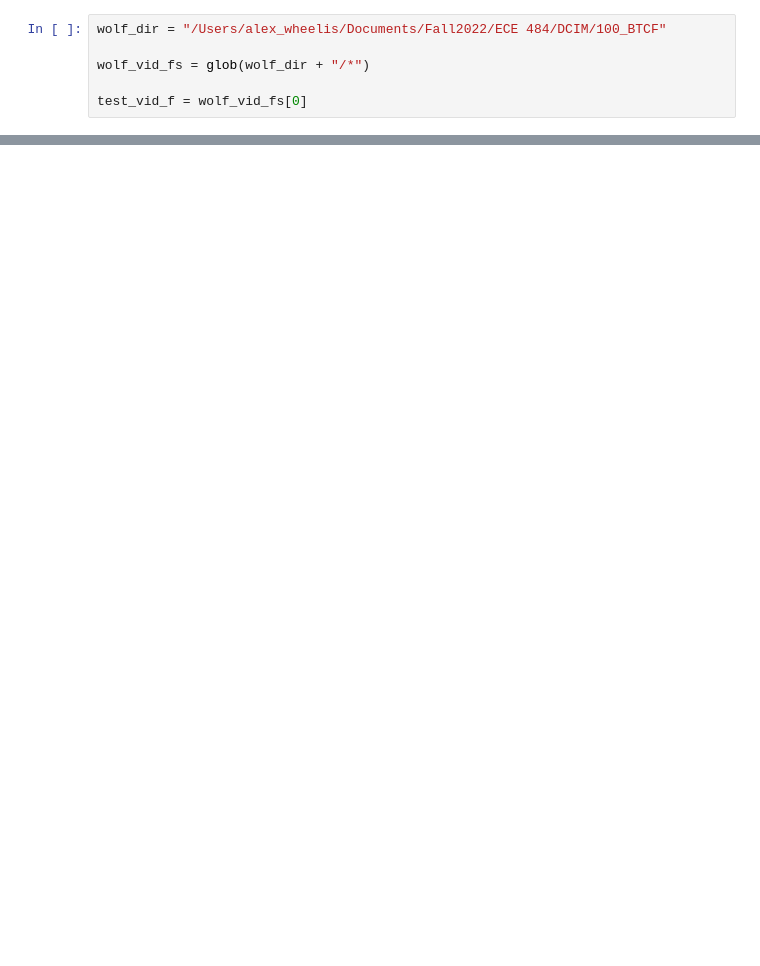
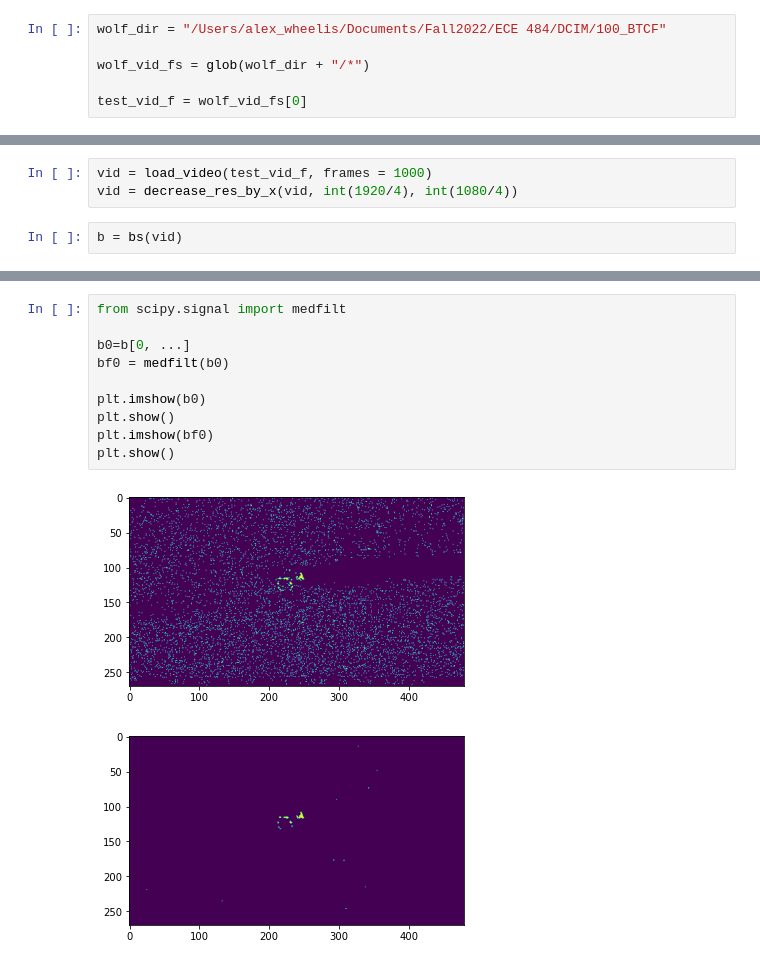
Before and after one commit to awheelis/red_wolf_detection, a Jupyter notebook: backend/algo_dev/frame_filter.ipynb, the cells around one changed output, grey strips where cells are left out. Drawn from its saved outputs; the diff is of its cells as text; blank space fills up the shorter version.

```diff
--- a/backend/algo_dev/frame_filter.ipynb
+++ b/backend/algo_dev/frame_filter.ipynb
@@ -30,0 +21,5 @@ wolf_test_vid.decreased_res_array.shape
+# %%
+vid = load_video(test_vid_f, frames = 1000)
+vid = decrease_res_by_x(vid, int(1920/4), int(1080/4))
+# %%
+b = bs(vid)
@@ -30,0 +34,13 @@ wolf_test_vid.decreased_res_array.shape
+# %%
+from scipy.signal import medfilt
+
+b0=b[0, ...]
+bf0 = medfilt(b0)
+
+plt.imshow(b0)
+plt.show()
+plt.imshow(bf0)
+plt.show()
+# %% [output]
+[figure, added]
+[figure, added]
```
Also changed, not shown: parts of 14 cells of this notebook, 1 other file.
